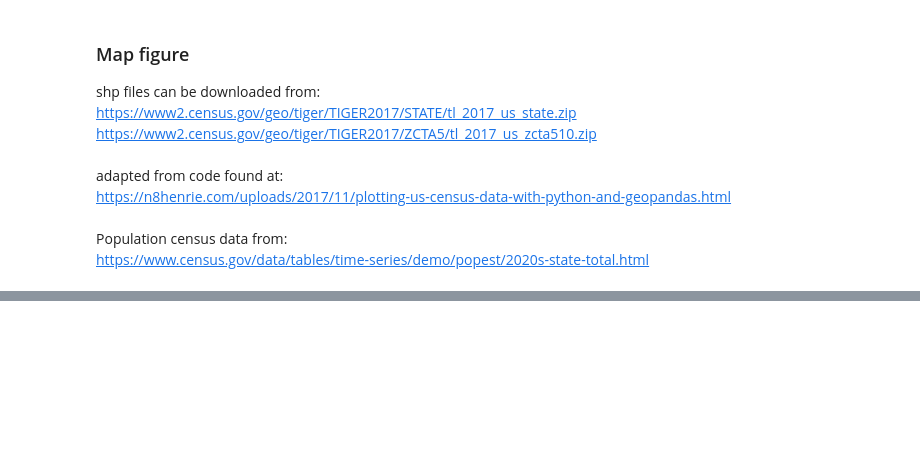
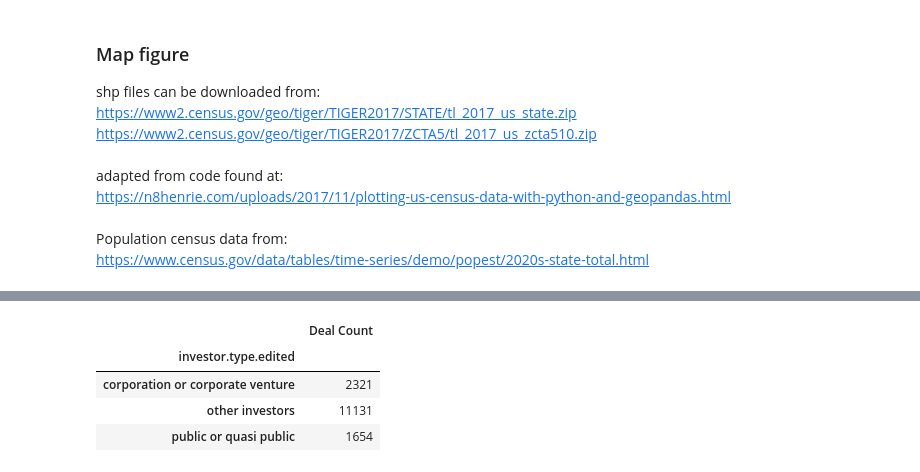
Before and after one commit to Climate-tech-Team/startup-outcomes, a Jupyter notebook: 2.startups_figures.ipynb, the cells around one changed output, grey strips where cells are left out. Saved outputs shown, nothing was run; the diff lists cells and outputs as text; code cells hidden in the pictures; blank space fills up the shorter version.

```diff
--- a/2.startups_figures.ipynb
+++ b/2.startups_figures.ipynb
@@ -825,0 +863,8 @@ plt.savefig('Figs/FigS4_maps.jpg', bbox_inches='tight', dpi = 300)
+# %%
+tot_invested.groupby(['investor.type.edited']).size().to_frame().rename(columns={0: "Deal Count"})
+# %% [output]
+|  | Deal Count |
+| investor.type.edited |  |
+| corporation or corporate venture | 2321 |
+| other investors | 11131 |
+| public or quasi public | 1654 |
```
Also changed, not shown: parts of 7 cells of this notebook, 7 other files.
